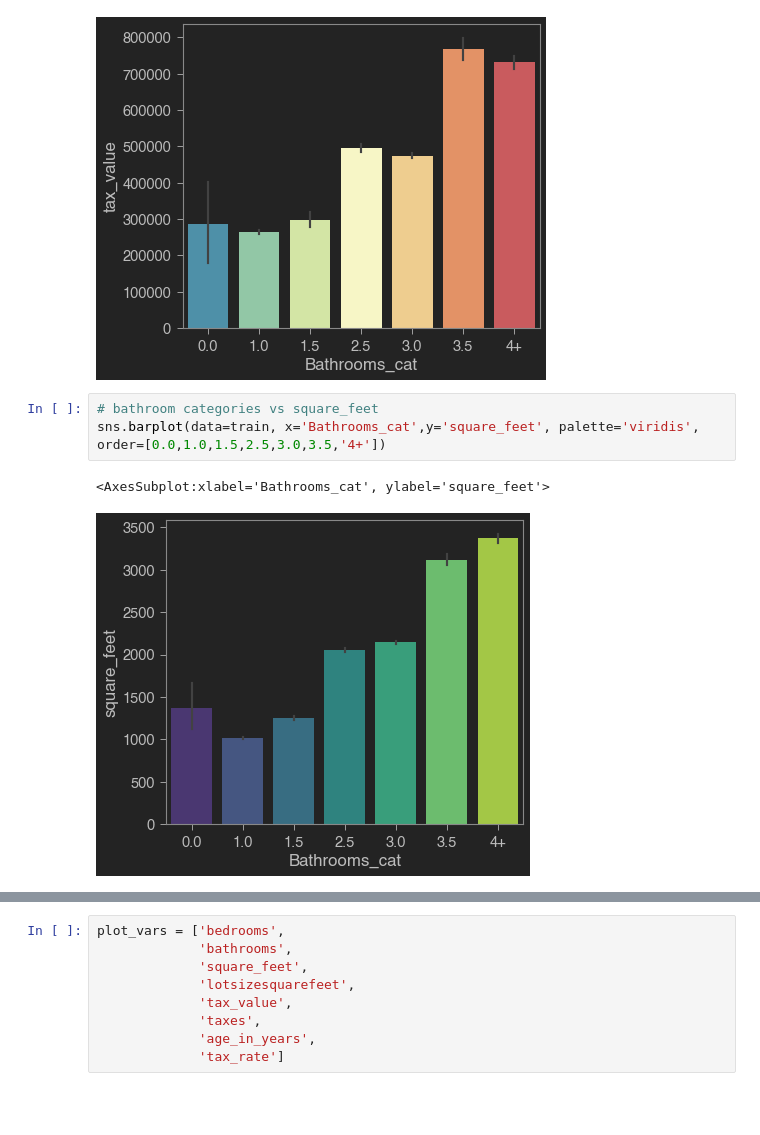
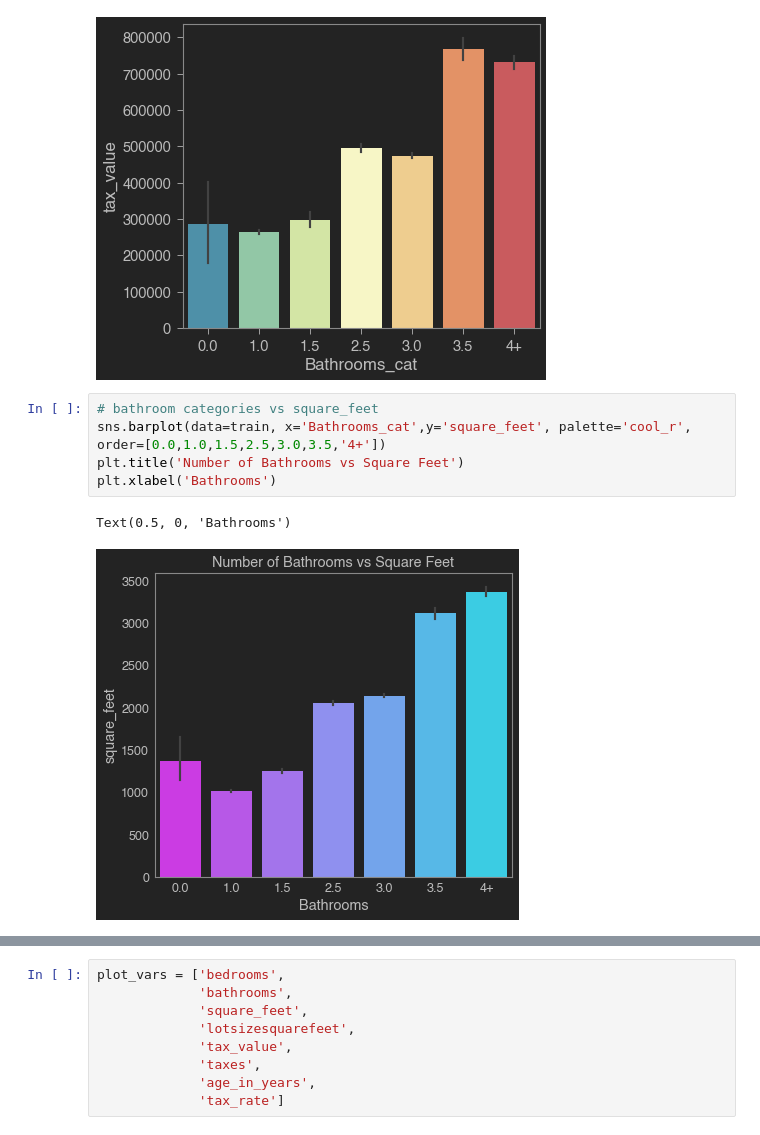
Before and after one commit to Ken-Alviola/Regression-Project-Zillow, a Jupyter notebook: Regression_Project_Zillow.ipynb, the cells around one changed output, grey strips where cells are left out. Cells and saved outputs as stored; diff of their text form; blank space fills up the shorter version.

```diff
--- a/Regression_Project_Zillow.ipynb
+++ b/Regression_Project_Zillow.ipynb
@@ -286,7 +310,9 @@ sns.barplot(data=train, x='Bathrooms_cat',y='tax_value', palette='Spectral_r', o
 [figure]
 # %%
 # bathroom categories vs square_feet
-sns.barplot(data=train, x='Bathrooms_cat',y='square_feet', palette='viridis', order=[0.0,1.0,1.5,2.5,3.0,3.5,'4+'])
+sns.barplot(data=train, x='Bathrooms_cat',y='square_feet', palette='cool_r', order=[0.0,1.0,1.5,2.5,3.0,3.5,'4+'])
+plt.title('Number of Bathrooms vs Square Feet')
+plt.xlabel('Bathrooms')
 # %% [output]
-<AxesSubplot:xlabel='Bathrooms_cat', ylabel='square_feet'>
+Text(0.5, 0, 'Bathrooms')
-[figure, old version]
+[figure, new version]
```
Also changed, not shown: parts of 31 cells of this notebook.
